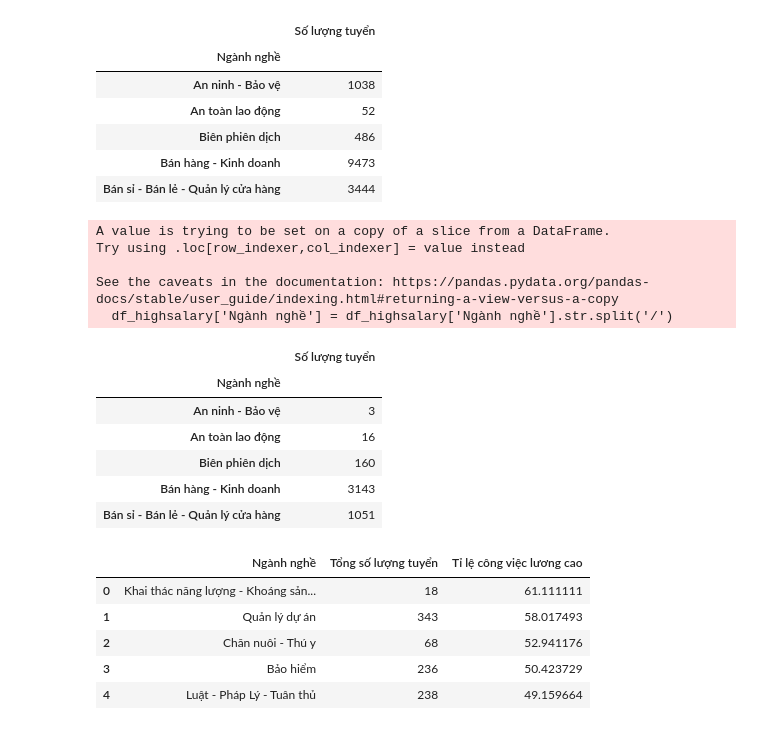
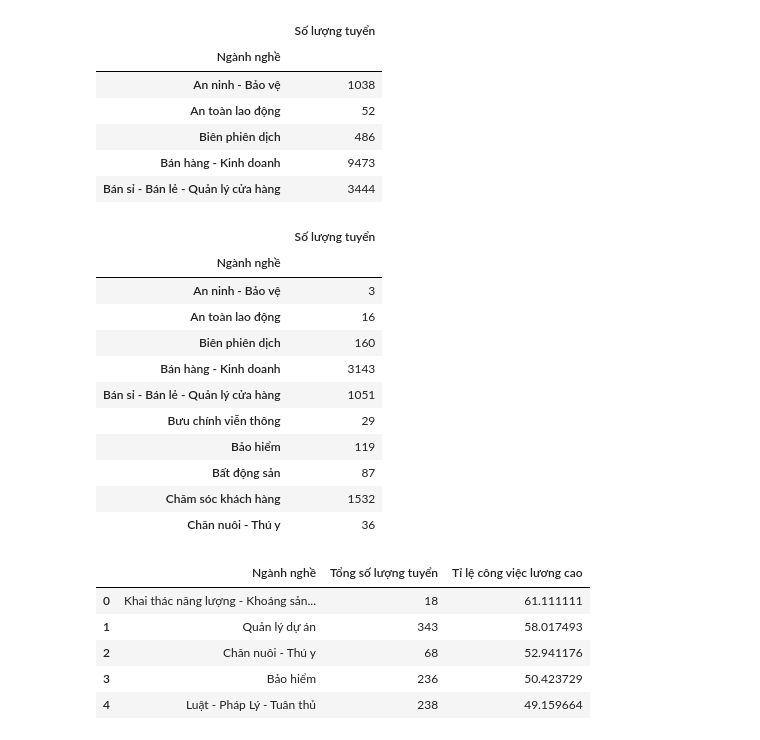
Before and after one commit to HungLVT/NMKHDL, a Jupyter notebook: notebooks/3.0-question-and-answer.ipynb, the cells around one changed output. Saved outputs shown, nothing was run; the diff lists cells and outputs as text; code cells hidden in the pictures.

```diff
--- a/notebooks/3.0-question-and-answer.ipynb
+++ b/notebooks/3.0-question-and-answer.ipynb
@@ -317,26 +321,26 @@ df_copy_grouped.head()
 | Bán sỉ - Bán lẻ - Quản lý cửa hàng | 3444 |
 # %%
 #Số lượng tuyển có mức lương cao trong các ngành
-df_highsalary['Ngành nghề'] = df_highsalary['Ngành nghề'].str.split('/')
+df_highsalary.loc[:, 'Ngành nghề'] = df_highsalary['Ngành nghề'].str.split('/')
 df_highsalary = df_highsalary.explode('Ngành nghề')
 df_highsalary.reset_index(inplace=True)
 df_highsalary.drop(columns=['index'], inplace=True)
 df_highsalary_grouped = df_highsalary.groupby('Ngành nghề')['Số lượng tuyển'].sum()
 df_highsalary_grouped = pd.DataFrame(df_highsalary_grouped)
-df_highsalary_grouped.head()
+df_highsalary_grouped.head(10)
 # %% [output]
-A value is trying to be set on a copy of a slice from a DataFrame.
-Try using .loc[row_indexer,col_indexer] = value instead
-
-See the caveats in the documentation: https://pandas.pydata.org/pandas-docs/stable/user_guide/indexing.html#returning-a-view-versus-a-copy
-  df_highsalary['Ngành nghề'] = df_highsalary['Ngành nghề'].str.split('/')
 |  | Số lượng tuyển |
 | Ngành nghề |  |
 | An ninh - Bảo vệ | 3 |
 | An toàn lao động | 16 |
 | Biên phiên dịch | 160 |
 | Bán hàng - Kinh doanh | 3143 |
 | Bán sỉ - Bán lẻ - Quản lý cửa hàng | 1051 |
+| Bưu chính viễn thông | 29 |
+| Bảo hiểm | 119 |
+| Bất động sản | 87 |
+| Chăm sóc khách hàng | 1532 |
+| Chăn nuôi - Thú y | 36 |
 # %%
 #Tính tỉ lệ công việc lương cao trong các ngành
 df_highsalary = pd.merge(df_highsalary_grouped, df_copy_grouped, on='Ngành nghề')
```
Also changed, not shown: parts of 17 cells of this notebook.
